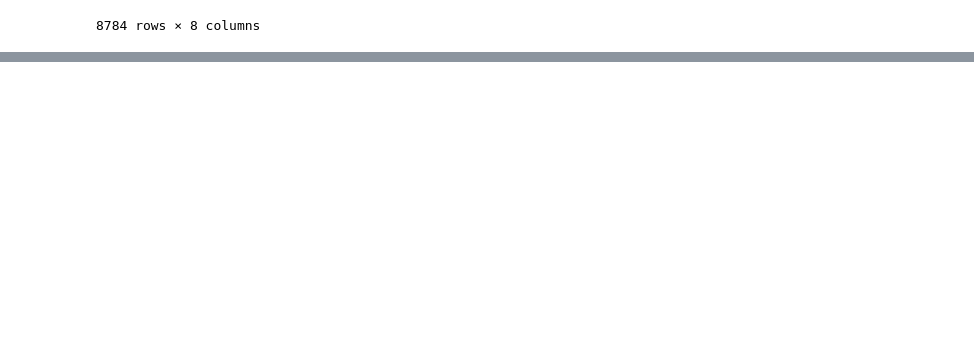
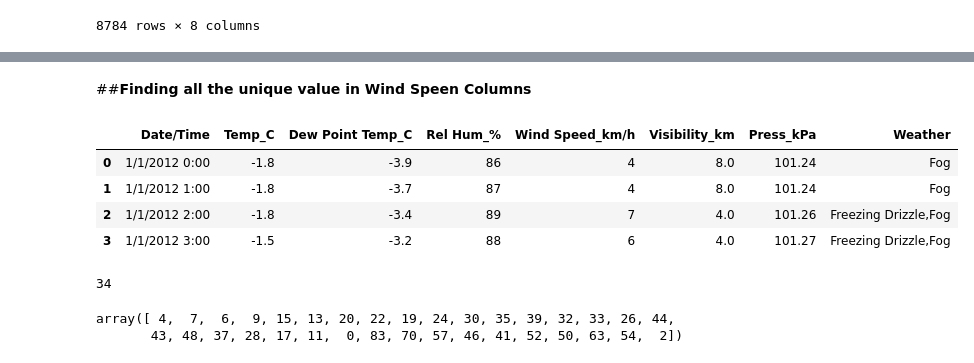
Before and after one commit to imazfar/Weather-Analysis, a Jupyter notebook: Weather_Python_Project.ipynb, the cells around one changed output, grey strips where cells are left out. Drawn from its saved outputs; the diff is of its cells as text; code cells hidden in the pictures; blank space fills up the shorter version.

```diff
--- a/Weather_Python_Project.ipynb
+++ b/Weather_Python_Project.ipynb
@@ -68,0 +169,19 @@ df
+# %% [markdown]
+##**Finding all the unique value in Wind Speen Columns**
+# %%
+df.head(4)
+# %% [output]
+|  | Date/Time | Temp_C | Dew Point Temp_C | Rel Hum_% | Wind Speed_km/h | Visibility_km | Press_kPa | Weather |
+| 0 | 1/1/2012 0:00 | -1.8 | -3.9 | 86 | 4 | 8.0 | 101.24 | Fog |
+| 1 | 1/1/2012 1:00 | -1.8 | -3.7 | 87 | 4 | 8.0 | 101.24 | Fog |
+| 2 | 1/1/2012 2:00 | -1.8 | -3.4 | 89 | 7 | 4.0 | 101.26 | Freezing Drizzle,Fog |
+| 3 | 1/1/2012 3:00 | -1.5 | -3.2 | 88 | 6 | 4.0 | 101.27 | Freezing Drizzle,Fog |
+# %%
+df['Wind Speed_km/h'].nunique()
+# %% [output]
+34
+# %%
+df['Wind Speed_km/h'].unique()
+# %% [output]
+array([ 4,  7,  6,  9, 15, 13, 20, 22, 19, 24, 30, 35, 39, 32, 33, 26, 44,
+       43, 48, 37, 28, 17, 11,  0, 83, 70, 57, 46, 41, 52, 50, 63, 54,  2])
```
Also changed, not shown: parts of 7 cells of this notebook.
